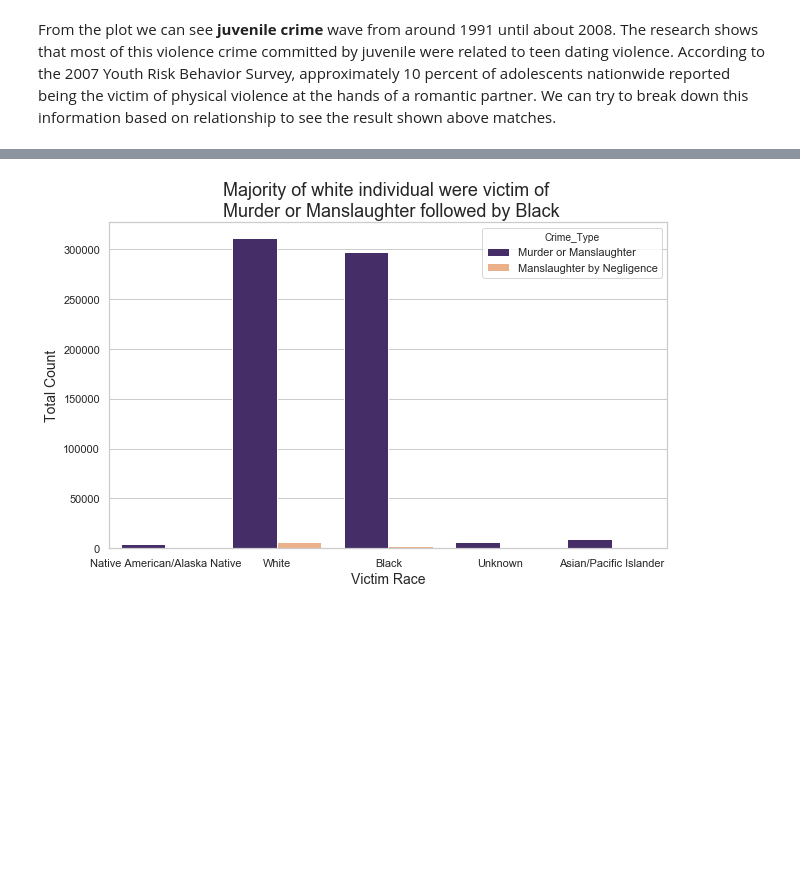
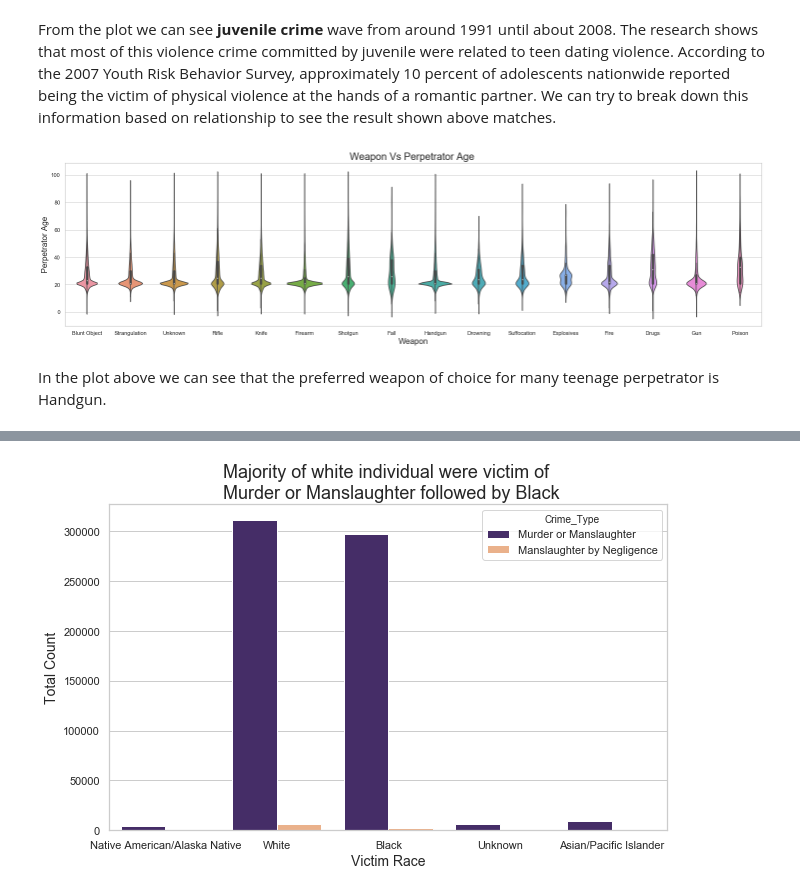
Before and after one commit to pretttyvo/ML1-Visualization-and-Data-Preprocessing, a Jupyter notebook: Lab 1/Kris_ML_lab1.ipynb, the cells around one changed output, grey strips where cells are left out. Saved outputs shown, nothing was run; the diff lists cells and outputs as text; code cells hidden in the pictures; blank space fills up the shorter version.

```diff
--- a/Lab 1/Kris_ML_lab1.ipynb
+++ b/Lab 1/Kris_ML_lab1.ipynb
@@ -771,6 +773,20 @@ plt.show()
 # %% [markdown]
 From the plot we can see <b>juvenile crime</b> wave from around 1991 until about 2008. The research shows that most of this violence crime committed by juvenile were related to teen dating violence. According to the 2007 Youth Risk Behavior
 Survey, approximately 10 percent of adolescents nationwide reported being the victim of physical violence at the hands of a romantic partner. We can try to break down this information based on relationship to see the result shown above matches.
+# %%
+# Visualizing Perpetrator age vs prepered weapon
+plt.figure(figsize=(25,6));
+wepon_vplot = sns.violinplot(y=df_filtered.Perpetrator_Age,
+                             x = df_filtered.Weapon,
+                             dodge=True)
+plt.title('Weapon Vs Perpetrator Age ',size=20)
+plt.xlabel('Weapon',size=16)
+plt.ylabel('Perpetrator Age',size=16)
+plt.show()
+# %% [output]
+[figure, added]
+# %% [markdown]
+In the plot above we can see that the preferred weapon of choice for many teenage perpetrator is Handgun.
 # %%
 
 # sns.set(style='whitegrid')
```
Also changed, not shown: parts of 18 cells of this notebook.
